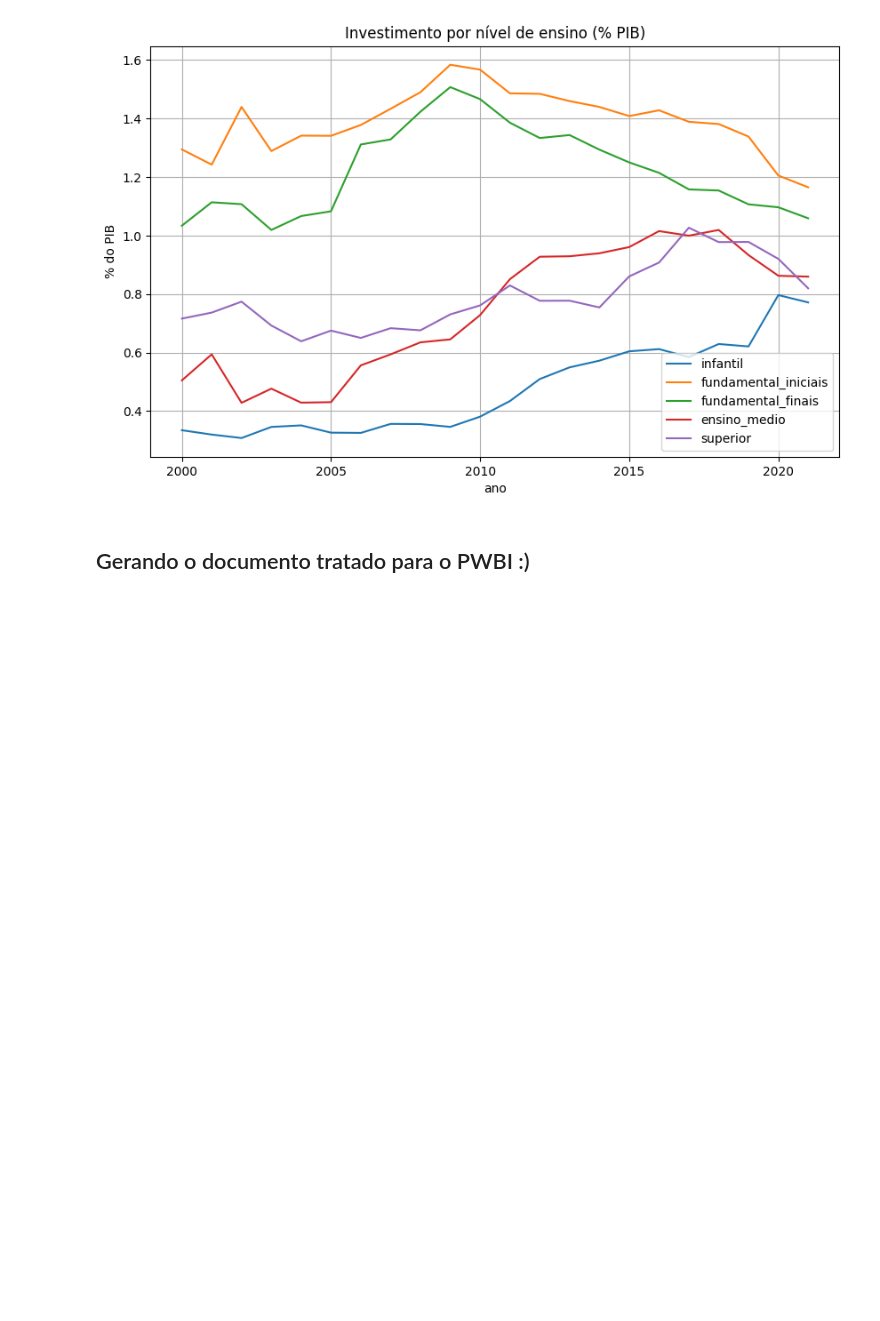
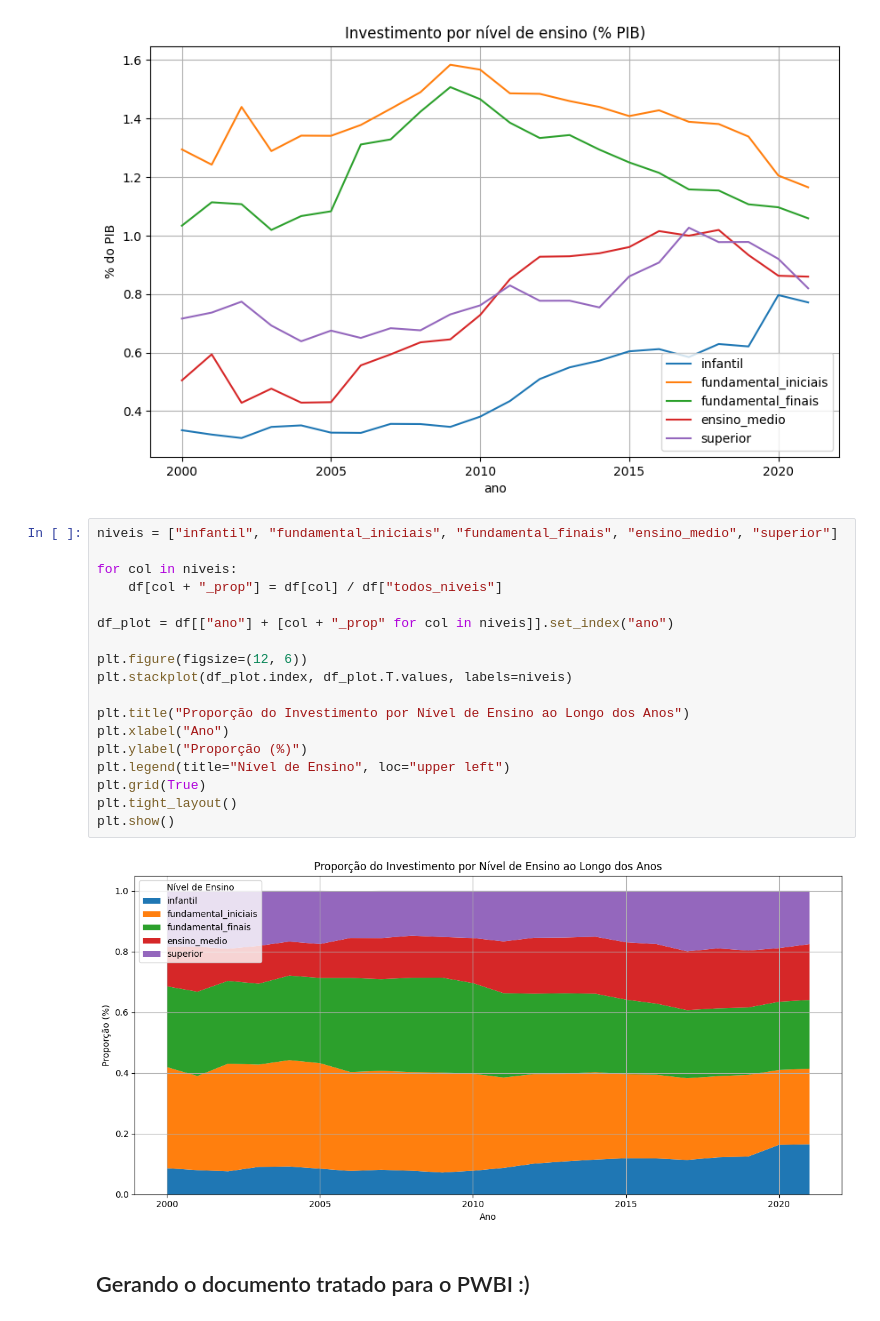
Before and after one commit to radassila/indicadores_financeiros_educacionais, a Jupyter notebook: notebooks/analise_dados.ipynb, the cells around one changed output. Saved outputs shown, nothing was run; the diff lists cells and outputs as text; blank space fills up the shorter version.

```diff
--- a/notebooks/analise_dados.ipynb
+++ b/notebooks/analise_dados.ipynb
@@ -139,6 +127,26 @@ plt.grid(True)
 plt.show()
 # %% [output]
 [figure]
+# %%
+niveis = ["infantil", "fundamental_iniciais", "fundamental_finais", "ensino_medio", "superior"]
+
+for col in niveis:
+    df[col + "_prop"] = df[col] / df["todos_niveis"]
+
+df_plot = df[["ano"] + [col + "_prop" for col in niveis]].set_index("ano")
+
+plt.figure(figsize=(12, 6))
+plt.stackplot(df_plot.index, df_plot.T.values, labels=niveis)
+
+plt.title("Proporção do Investimento por Nível de Ensino ao Longo dos Anos")
+plt.xlabel("Ano")
+plt.ylabel("Proporção (%)")
+plt.legend(title="Nível de Ensino", loc="upper left")
+plt.grid(True)
+plt.tight_layout()
+plt.show()
+# %% [output]
+[figure, added]
 # %% [markdown]
 ## Gerando o documento tratado para o PWBI :)
 # %%
```
Also changed, not shown: parts of 8 cells of this notebook.
